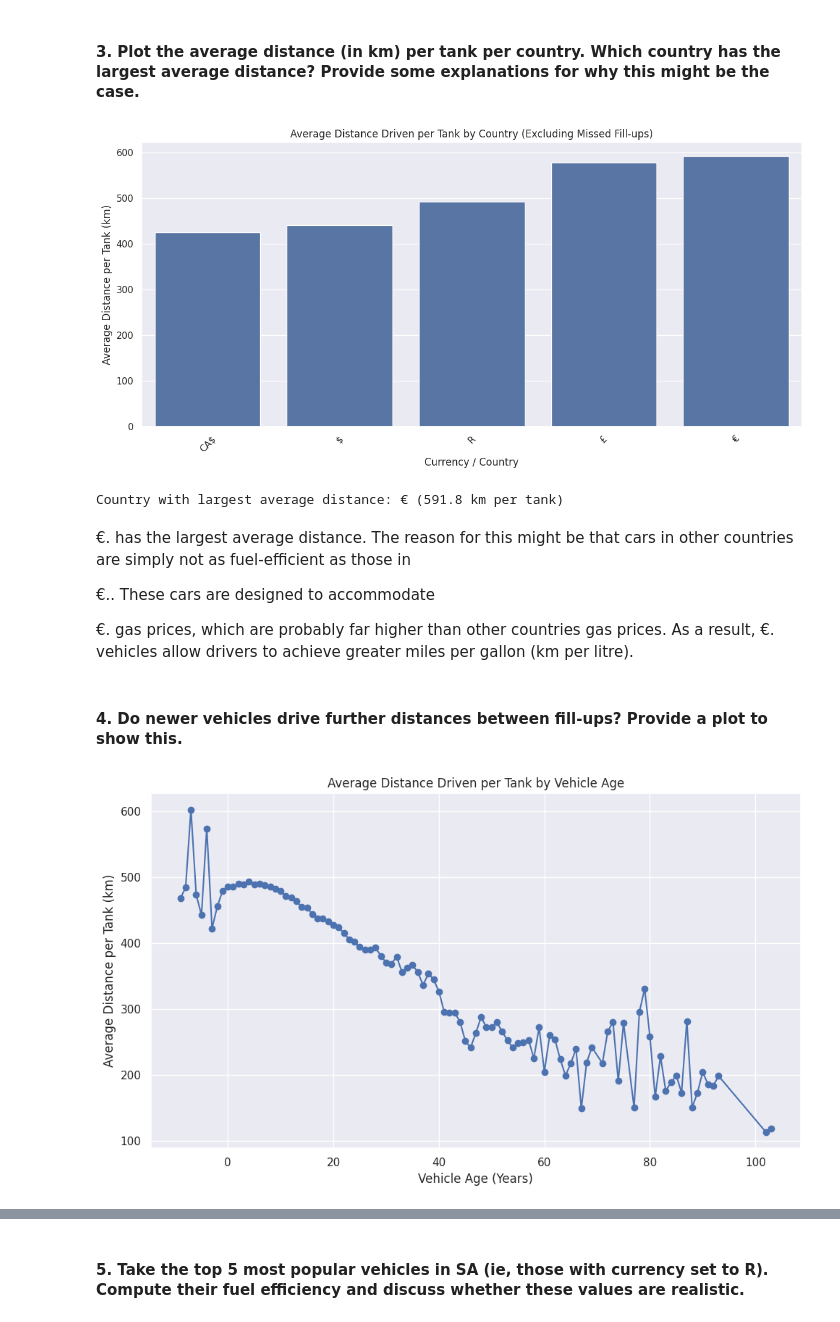
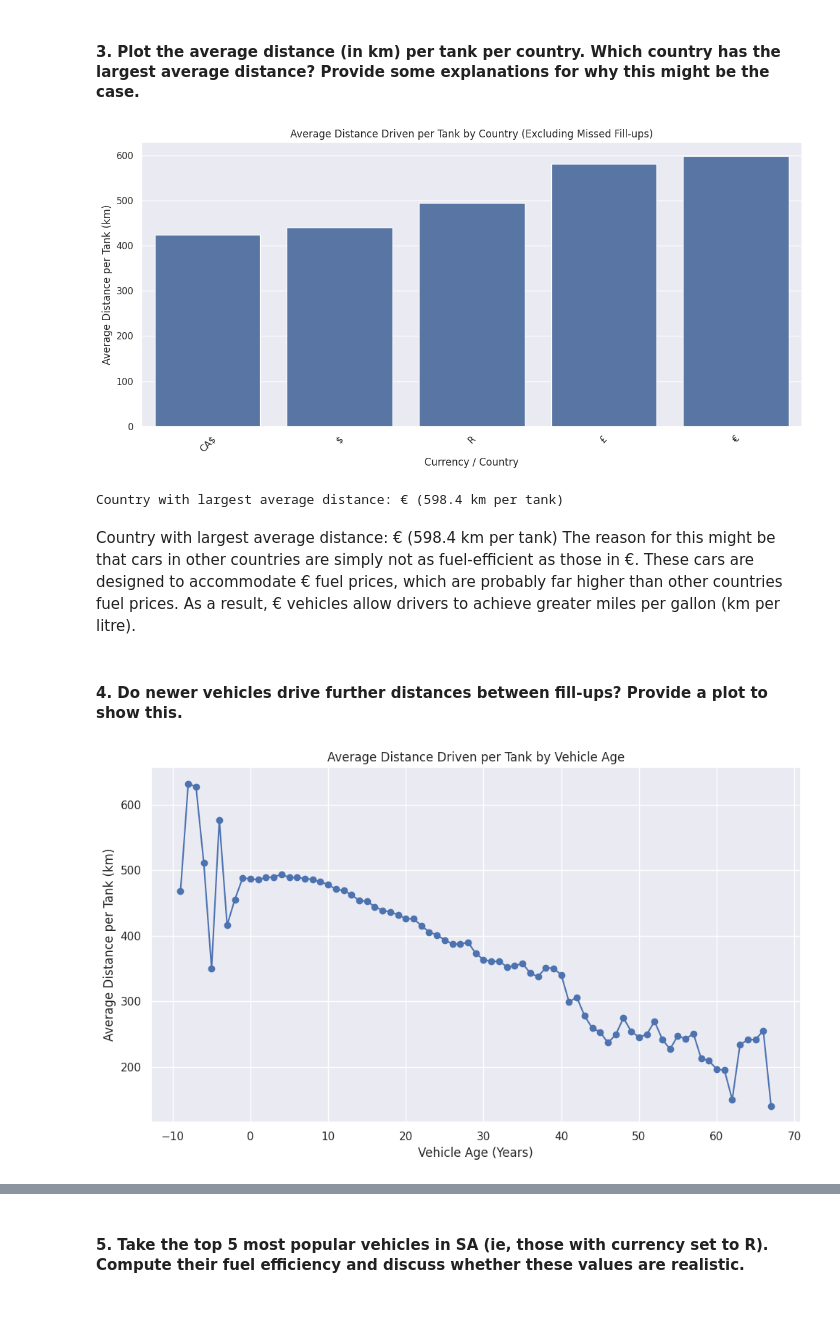
Before and after one commit to tarunaidoo/IDVE_Assignment1, a Jupyter notebook: Assignment 1.ipynb, the cells around one changed output, grey strips where cells are left out. Drawn from its saved outputs; the diff is of its cells as text; code cells hidden in the pictures.

```diff
--- a/Assignment 1.ipynb
+++ b/Assignment 1.ipynb
@@ -512,3 +518,31 @@ Rows deleted due to >10% difference: 5530 (0.79%)
+# %%
+# Create vehicle column
+cleaned_top5_df["vehicle"] = (
+    cleaned_top5_df["car_make"].astype(str) + " " + cleaned_top5_df["car_model"].astype(str)
+)
+
+# Count vehicles per currency
+vehicle_counts = cleaned_top5_df.groupby("currency")["vehicle"].value_counts().reset_index(name="count")
+
+# Threshold: keep top 90% cumulative frequency per currency
+def mark_rare(group, threshold=0.9):
+    group = group.sort_values("count", ascending=False)
+    group["cum_pct"] = group["count"].cumsum() / group["count"].sum()
+    group["keep"] = group["cum_pct"] <= threshold
+    return group
+
+vehicle_thresholds = vehicle_counts.groupby("currency", group_keys=False).apply(mark_rare)
+
+# Vehicles to keep
+keep_set = set(
+    zip(vehicle_thresholds.loc[vehicle_thresholds["keep"], "currency"],
+        vehicle_thresholds.loc[vehicle_thresholds["keep"], "vehicle"])
+)
+
+# Filter rows
+cleaned_top5_df = cleaned_top5_df[
+    cleaned_top5_df.apply(lambda r: (r["currency"], r["vehicle"]) in keep_set, axis=1)
+]
 # %%
 import seaborn as sns
 
@@ -696,10 +751,10 @@ import matplotlib.pyplot as plt
 import seaborn as sns
 
 # Filter out rows flagged as missed fill-ups
-valid_fillups = cleaned_top5_df[~cleaned_top5_df['missed_fillup']]
+cleaned_top5_df = cleaned_top5_df[~cleaned_top5_df['missed_fillup']]
 
 # Group by currency and calculate mean km per tank
-avg_distance_per_currency = valid_fillups.groupby('currency')['km_driven'].mean().sort_values()
+avg_distance_per_currency = cleaned_top5_df.groupby('currency')['km_driven'].mean().sort_values()
 
 # Plot
 plt.figure(figsize=(12,6))
@@ -709,6 +764,7 @@ plt.ylabel('Average Distance per Tank (km)')
 plt.title('Average Distance Driven per Tank by Country (Excluding Missed Fill-ups)')
 plt.xticks(rotation=45)
 plt.tight_layout()
+plt.savefig('avg_distance_per_tank_4.2.3.jpeg', dpi=300)  # Lower resolution but still clear
 plt.show()
 
 # Identify country with largest average distance
@@ -717,26 +773,23 @@ max_distance = avg_distance_per_currency.max()
 print(f'Country with largest average distance: {max_currency} ({max_distance:.1f} km per tank)')
 # %% [output]
 [figure]
-Country with largest average distance: € (591.8 km per tank)
+Country with largest average distance: € (598.4 km per tank)
 # %% [markdown]
-€. has the largest average distance. The reason for this might be that cars in other countries are simply not as fuel-efficient as those in
-
-€.. These cars are designed to accommodate
-
-€. gas prices, which are probably far higher than other countries gas prices. As a result, €. vehicles allow drivers to achieve greater miles per gallon (km per litre).
+Country with largest average distance: € (598.4 km per tank)
+    The reason for this might be that cars in other countries are simply not as fuel-efficient as those in €. These cars are designed to accommodate € fuel prices, which are probably far higher than other countries fuel prices. As a result, € vehicles allow drivers to achieve greater miles per gallon (km per litre).
 # %% [markdown]
 #### 4. Do newer vehicles drive further distances between fill-ups? Provide a plot to show this.
 # %%
-valid_fillups = cleaned_top5_df[~cleaned_top5_df['missed_fillup']]
-avg_distance_per_age = valid_fillups.groupby('vehicle_age')['km_driven'].mean()
+avg_distance_per_age = cleaned_top5_df.groupby('vehicle_age')['km_driven'].mean()
 
 plt.figure(figsize=(10, 6))
 plt.plot(avg_distance_per_age.index, avg_distance_per_age.values, marker='o')
 plt.title('Average Distance Driven per Tank by Vehicle Age')
 plt.xlabel('Vehicle Age (Years)')
 plt.ylabel('Average Distance per Tank (km)')
 plt.grid(True)
 plt.tight_layout()
+# fig.savefig('avg_dist_per_vehicle_age_4.2.4.jpeg', dpi=150)
 plt.show()
 # %% [output]
-[figure, old version]
+[figure, new version]
```
Also changed, not shown: parts of 37 cells of this notebook, 19 other files.
